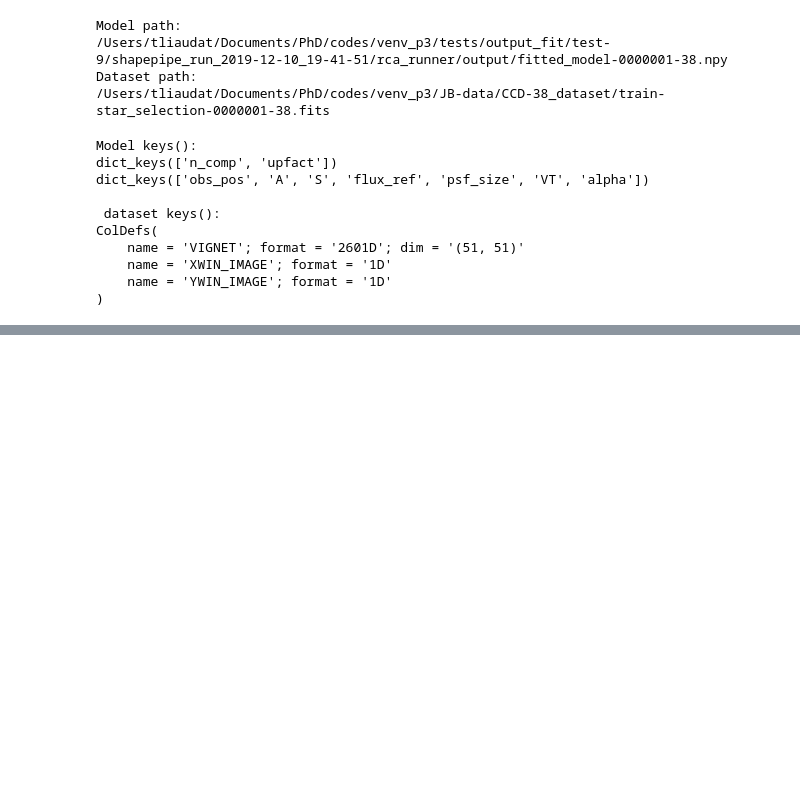
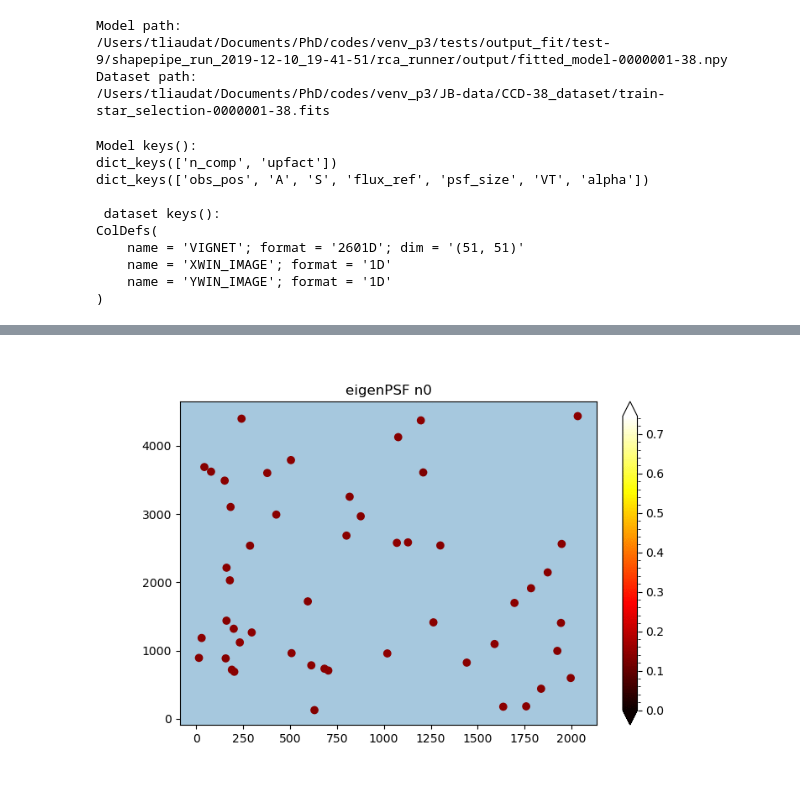
Before and after one commit to tobias-liaudat/psf-sandbox, a Jupyter notebook: plot-notebooks/inspect-fitted-model.ipynb, the cells around one changed output, grey strips where cells are left out. Drawn from its saved outputs; the diff is of its cells as text; code cells hidden in the pictures; blank space fills up the shorter version.

Commit message:
Little bug fix to gif plotting function

```diff
--- a/plot-notebooks/inspect-fitted-model.ipynb
+++ b/plot-notebooks/inspect-fitted-model.ipynb
@@ -473,7 +473,7 @@ plot_img(data_H[:,:,recPSF_n], title_str = 'reconstructed PSF n%d'%(recPSF_n))
 [interactive output not drawn]
 [interactive output not drawn]
 # %%
-my_gif_name = 'my_gif2.gif'
+my_gif_name = 'my_gif3.gif'
 create_gif(data_A, dataset, gif_name = my_gif_name)
 # %% [output]
 [interactive output not drawn]
@@ -494,0 +492,4 @@ create_gif(data_A, dataset, gif_name = my_gif_name)
+# %%
+show_gif(my_gif_name)
+# %% [output]
+[figure, added]
```
Also changed, not shown: parts of 3 cells of this notebook.
